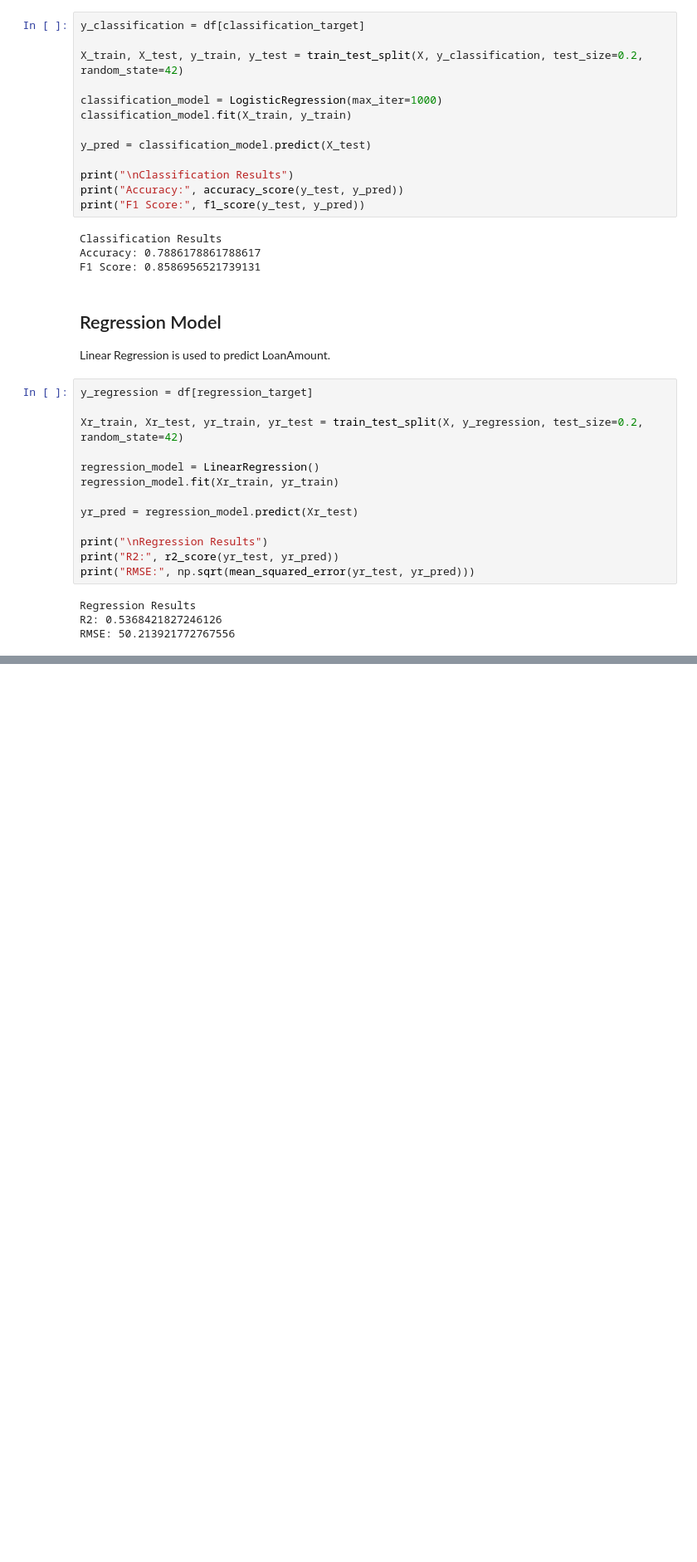
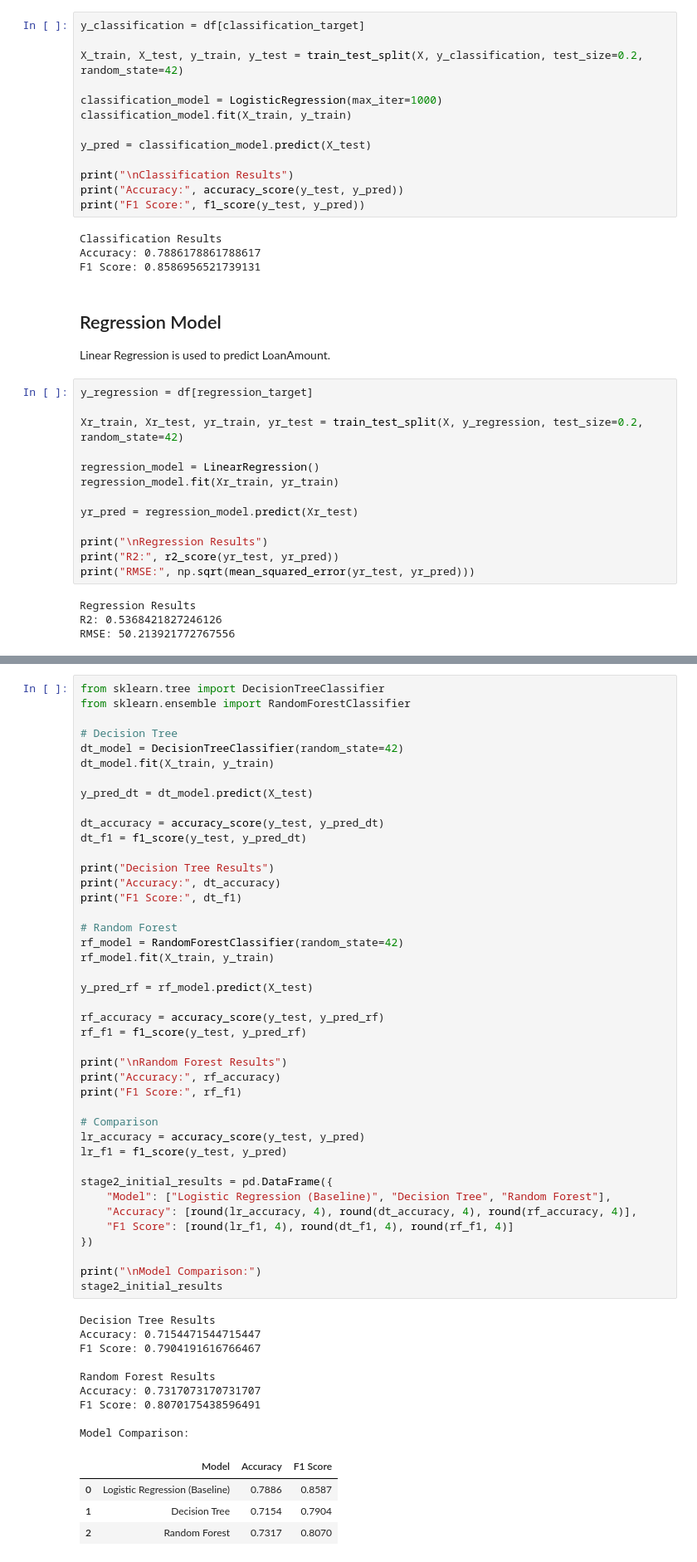
Before and after one commit to belalezat1/CS301-MachineLearningProject, a Jupyter notebook: main.ipynb, the cells around one changed output, grey strips where cells are left out. Shown at 83% size. Saved outputs shown, nothing was run; the diff lists cells and outputs as text; blank space fills up the shorter version.

```diff
--- a/main.ipynb
+++ b/main.ipynb
@@ -256,0 +287,56 @@ RMSE: 50.213921772767556
+# %%
+from sklearn.tree import DecisionTreeClassifier
+from sklearn.ensemble import RandomForestClassifier
+
+# Decision Tree
+dt_model = DecisionTreeClassifier(random_state=42)
+dt_model.fit(X_train, y_train)
+
+y_pred_dt = dt_model.predict(X_test)
+
+dt_accuracy = accuracy_score(y_test, y_pred_dt)
+dt_f1 = f1_score(y_test, y_pred_dt)
+
+print("Decision Tree Results")
+print("Accuracy:", dt_accuracy)
+print("F1 Score:", dt_f1)
+
+# Random Forest
+rf_model = RandomForestClassifier(random_state=42)
+rf_model.fit(X_train, y_train)
+
+y_pred_rf = rf_model.predict(X_test)
+
+rf_accuracy = accuracy_score(y_test, y_pred_rf)
+rf_f1 = f1_score(y_test, y_pred_rf)
+
+print("\nRandom Forest Results")
+print("Accuracy:", rf_accuracy)
+print("F1 Score:", rf_f1)
+
+# Comparison
+lr_accuracy = accuracy_score(y_test, y_pred)
+lr_f1 = f1_score(y_test, y_pred)
+
+stage2_initial_results = pd.DataFrame({
+    "Model": ["Logistic Regression (Baseline)", "Decision Tree", "Random Forest"],
+    "Accuracy": [round(lr_accuracy, 4), round(dt_accuracy, 4), round(rf_accuracy, 4)],
+    "F1 Score": [round(lr_f1, 4), round(dt_f1, 4), round(rf_f1, 4)]
+})
+
+print("\nModel Comparison:")
+stage2_initial_results
+# %% [output]
+Decision Tree Results
+Accuracy: 0.7154471544715447
+F1 Score: 0.7904191616766467
+
+Random Forest Results
+Accuracy: 0.7317073170731707
+F1 Score: 0.8070175438596491
+
+Model Comparison:
+|  | Model | Accuracy | F1 Score |
+| 0 | Logistic Regression (Baseline) | 0.7886 | 0.8587 |
+| 1 | Decision Tree | 0.7154 | 0.7904 |
+| 2 | Random Forest | 0.7317 | 0.8070 |
```
Also changed, not shown: parts of 12 cells of this notebook.
